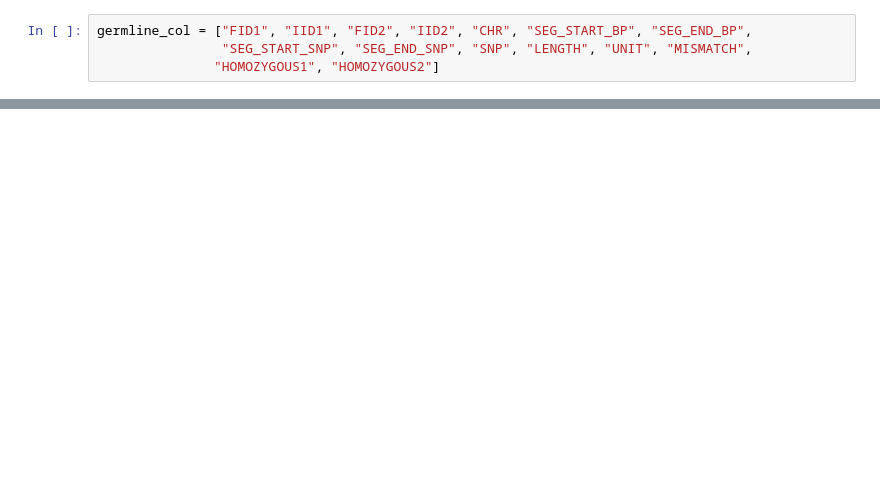
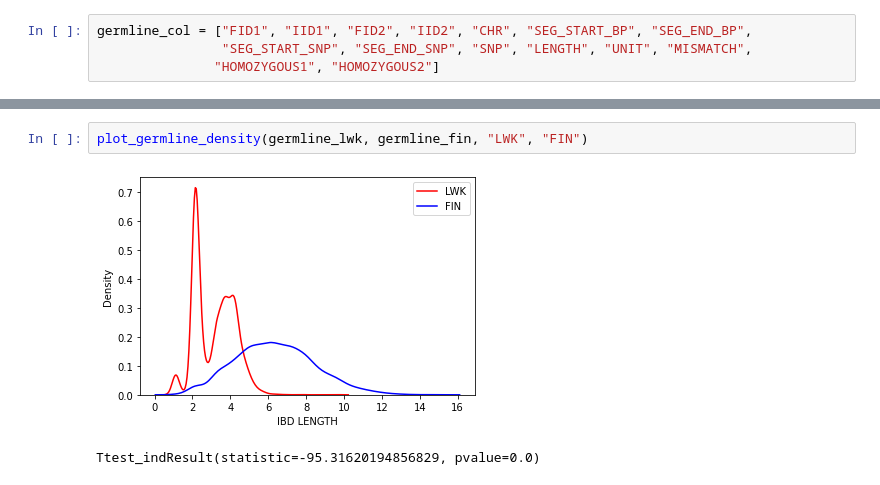
Before and after one commit to harryziyuhe/relativefinding, a Jupyter notebook: scripts/plot_analysis.ipynb, the cells around one changed output, grey strips where cells are left out. Cells and saved outputs as stored; diff of their text form; blank space fills up the shorter version.

```diff
--- a/scripts/plot_analysis.ipynb
+++ b/scripts/plot_analysis.ipynb
@@ -51 +107,6 @@ germline_chs = read_germline("CHS")
+# %%
+plot_germline_density(germline_lwk, germline_fin, "LWK", "FIN")
+# %% [output]
+[figure, added]
+Ttest_indResult(statistic=-95.31620194856829, pvalue=0.0)
 # %%
```
Also changed, not shown: parts of 12 cells of this notebook.
